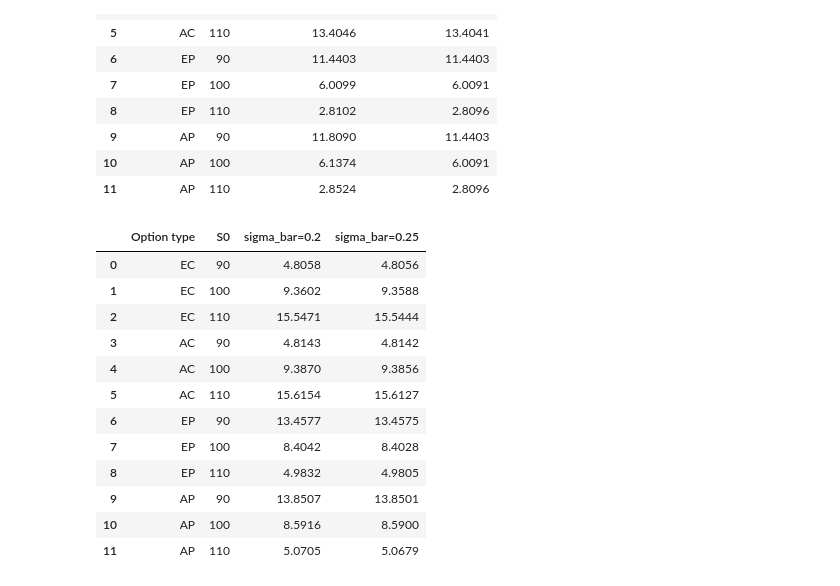
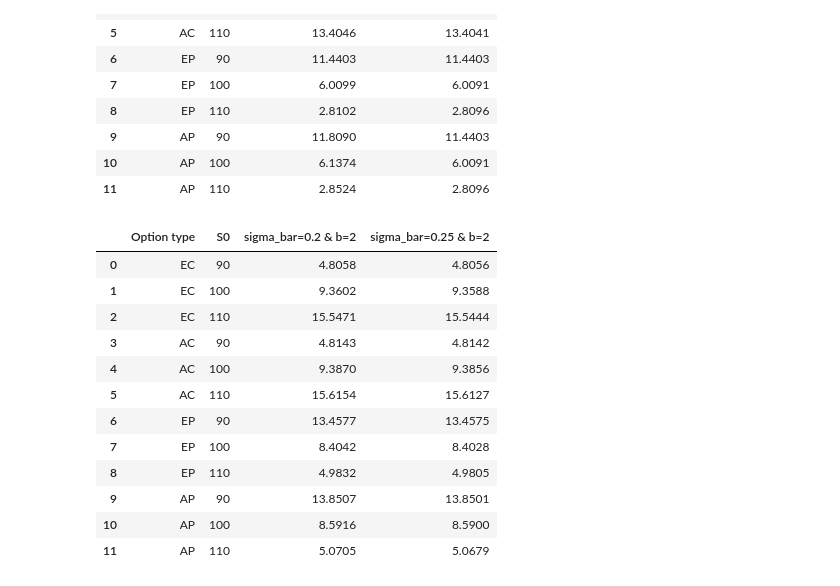
Before and after one commit to GodwinZonou/Options-pricing-recombining-tree, a Jupyter notebook: main.ipynb, the cells around one changed output. Drawn from its saved outputs; the diff is of its cells as text; code cells hidden in the pictures.

```diff
--- a/main.ipynb
+++ b/main.ipynb
@@ -543,15 +543,15 @@ display(Df5)
 # %%
 # Now we print the prices table for regime 2
 Df6 = pd.DataFrame({
     'Option type': ['EC']*3+['AC']*3+['EP']*3+['AP']*3,
     'S0': [90, 100, 110]*4,
-    'sigma_bar=0.2':[np.round(EC[i][1],4) for i in range(1,6,2)]+[np.round(AC[i][1],4) for i in range(1,6,2)]+[np.round(EP[i][1],4) for i in range(1,6,2)]+[np.round(AP[i][1],4) for i in range(1,6,2)],
-    'sigma_bar=0.25':[np.round(EC[i][1],4) for i in range(0,5,2)]+[np.round(AC[i][1],4) for i in range(0,5,2)]+[np.round(EP[i][1],4) for i in range(0,5,2)]+[np.round(AP[i][1],4) for i in range(0,5,2)]
+    'sigma_bar=0.2 & b=2':[np.round(EC[i][1],4) for i in range(1,6,2)]+[np.round(AC[i][1],4) for i in range(1,6,2)]+[np.round(EP[i][1],4) for i in range(1,6,2)]+[np.round(AP[i][1],4) for i in range(1,6,2)],
+    'sigma_bar=0.25 & b=2':[np.round(EC[i][1],4) for i in range(0,5,2)]+[np.round(AC[i][1],4) for i in range(0,5,2)]+[np.round(EP[i][1],4) for i in range(0,5,2)]+[np.round(AP[i][1],4) for i in range(0,5,2)]
 
                     })
 display(Df6)
 # %% [output]
-|  | Option type | S0 | sigma_bar=0.2 | sigma_bar=0.25 |
+|  | Option type | S0 | sigma_bar=0.2 & b=2 | sigma_bar=0.25 & b=2 |
 | 0 | EC | 90 | 4.8058 | 4.8056 |
 | 1 | EC | 100 | 9.3602 | 9.3588 |
 | 2 | EC | 110 | 15.5471 | 15.5444 |
```
Also changed, not shown: parts of 1 cell of this notebook.
